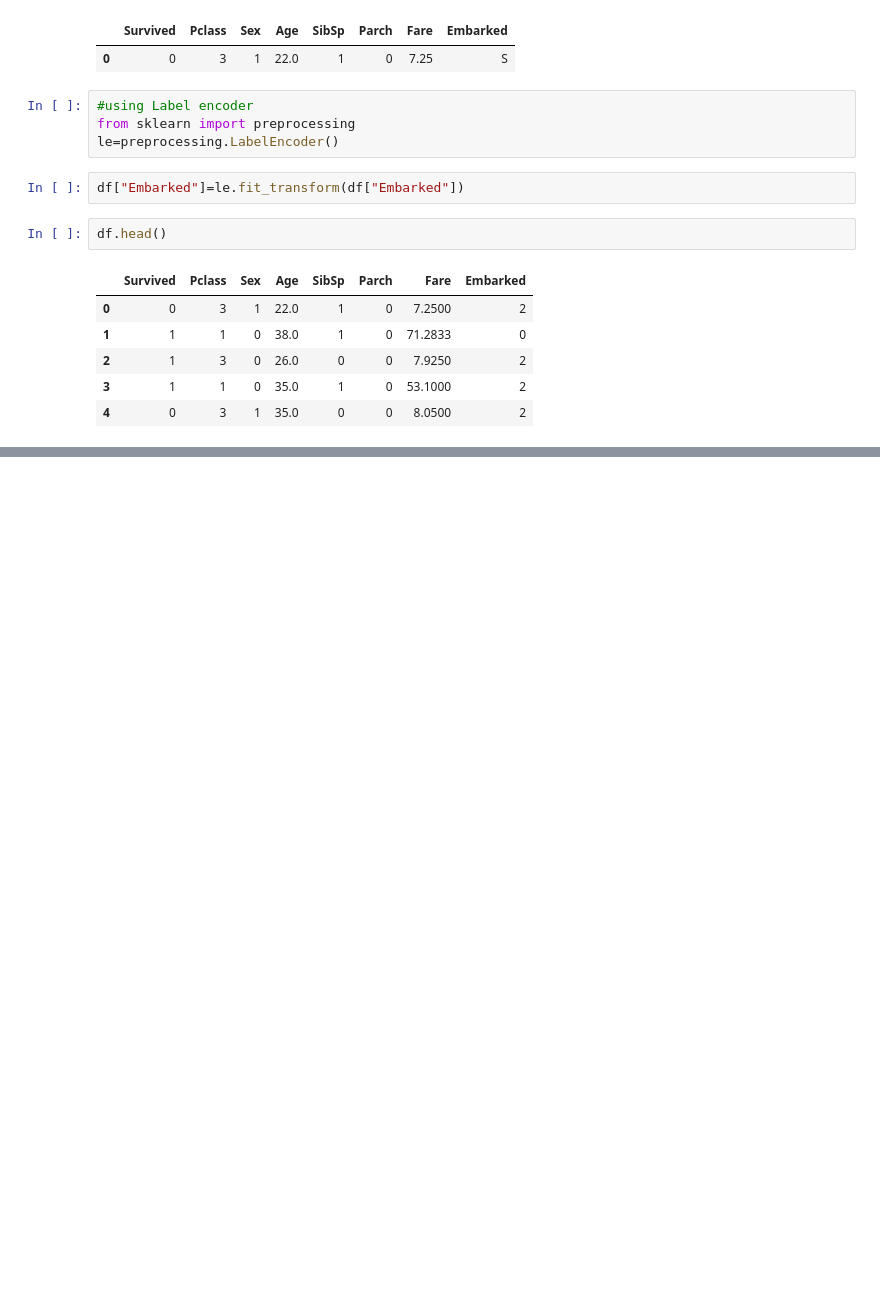
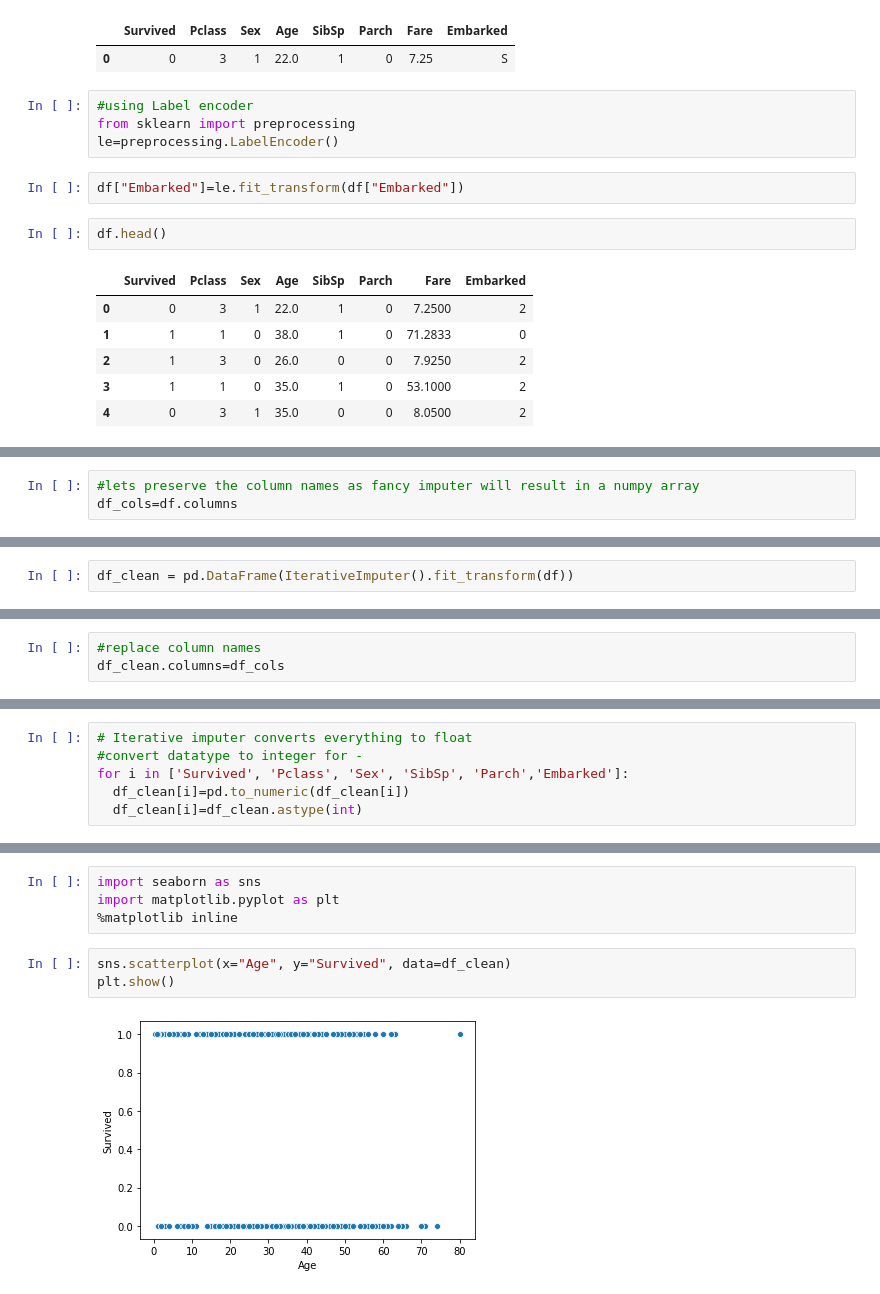
Before and after one commit to shekharkhandelwal1983/DS_ML_Model, a Jupyter notebook: DS_ML_Model.ipynb, the cells around one changed output, grey strips where cells are left out. Saved outputs shown, nothing was run; the diff lists cells and outputs as text; blank space fills up the shorter version.

```diff
--- a/DS_ML_Model.ipynb
+++ b/DS_ML_Model.ipynb
@@ -311,0 +314,3 @@ df.head()
+# %%
+#lets preserve the column names as fancy imputer will result in a numpy array
+df_cols=df.columns
@@ -311,0 +333,2 @@ df.head()
+# %%
+df_clean = pd.DataFrame(IterativeImputer().fit_transform(df))
@@ -311,0 +340,3 @@ df.head()
+# %%
+#replace column names
+df_clean.columns=df_cols
@@ -311,0 +365,6 @@ df.head()
+# %%
+# Iterative imputer converts everything to float
+#convert datatype to integer for -
+for i in ['Survived', 'Pclass', 'Sex', 'SibSp', 'Parch','Embarked']:
+  df_clean[i]=pd.to_numeric(df_clean[i])
+  df_clean[i]=df_clean.astype(int)
@@ -311,0 +392,9 @@ df.head()
+# %%
+import seaborn as sns
+import matplotlib.pyplot as plt
+%matplotlib inline
+# %%
+sns.scatterplot(x="Age", y="Survived", data=df_clean)
+plt.show()
+# %% [output]
+[figure, added]
```
Also changed, not shown: parts of 19 cells of this notebook.
